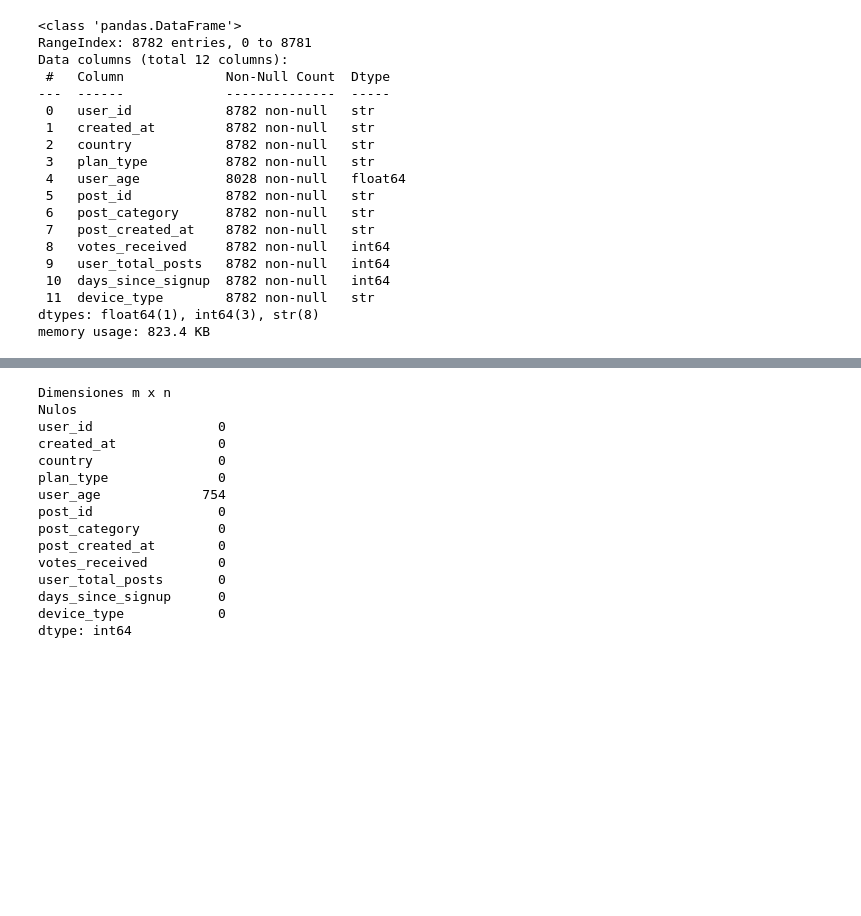
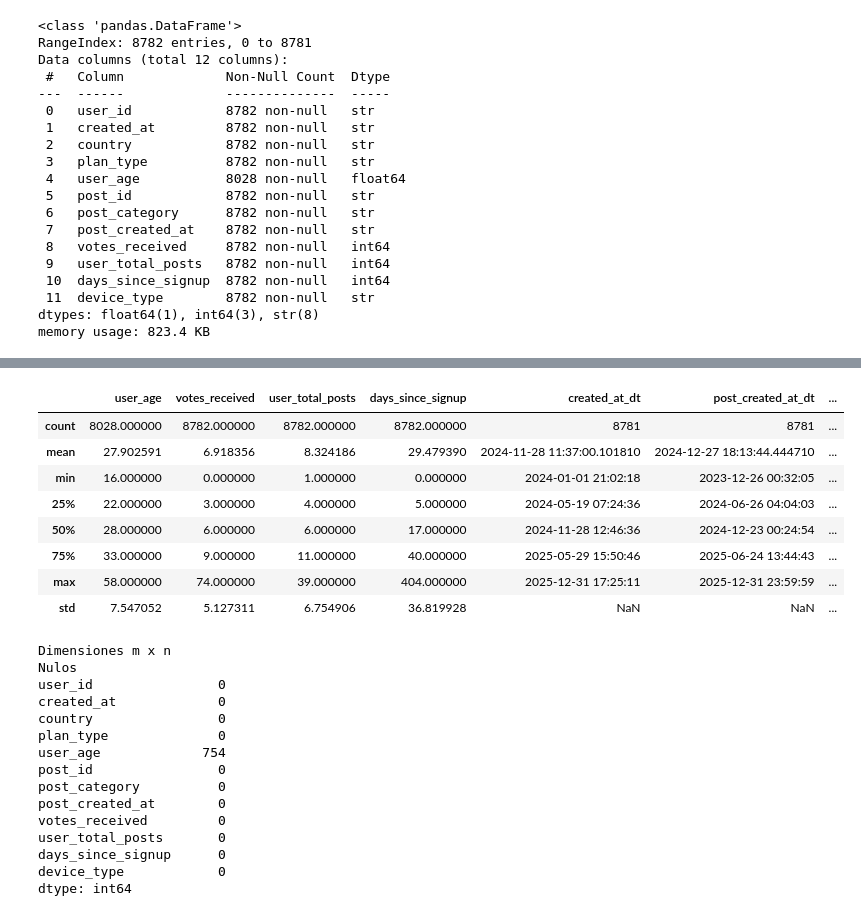
Before and after one commit to FiorellaMercado/product-analytics-pandas, a Jupyter notebook: notebook.ipynb, the cells around one changed output, grey strips where cells are left out. Cells and saved outputs as stored; diff of their text form; code cells hidden in the pictures; blank space fills up the shorter version.

```diff
--- a/notebook.ipynb
+++ b/notebook.ipynb
@@ -29,3 +38,15 @@ memory usage: 823.4 KB
+# %%
+df.describe()
+# %% [output]
+|  | user_age | votes_received | user_total_posts | days_since_signup | created_at_dt | post_created_at_dt | ... |
+| count | 8028.000000 | 8782.000000 | 8782.000000 | 8782.000000 | 8781 | 8781 | ... |
+| mean | 27.902591 | 6.918356 | 8.324186 | 29.479390 | 2024-11-28 11:37:00.101810 | 2024-12-27 18:13:44.444710 | ... |
+| min | 16.000000 | 0.000000 | 1.000000 | 0.000000 | 2024-01-01 21:02:18 | 2023-12-26 00:32:05 | ... |
+| 25% | 22.000000 | 3.000000 | 4.000000 | 5.000000 | 2024-05-19 07:24:36 | 2024-06-26 04:04:03 | ... |
+| 50% | 28.000000 | 6.000000 | 6.000000 | 17.000000 | 2024-11-28 12:46:36 | 2024-12-23 00:24:54 | ... |
+| 75% | 33.000000 | 9.000000 | 11.000000 | 40.000000 | 2025-05-29 15:50:46 | 2025-06-24 13:44:43 | ... |
+| max | 58.000000 | 74.000000 | 39.000000 | 404.000000 | 2025-12-31 17:25:11 | 2025-12-31 23:59:59 | ... |
+| std | 7.547052 | 5.127311 | 6.754906 | 36.819928 | NaN | NaN | ... |
 # %%
 print('Dimensiones m x n')
 df.shape
```
Also changed, not shown: parts of 18 cells of this notebook.
